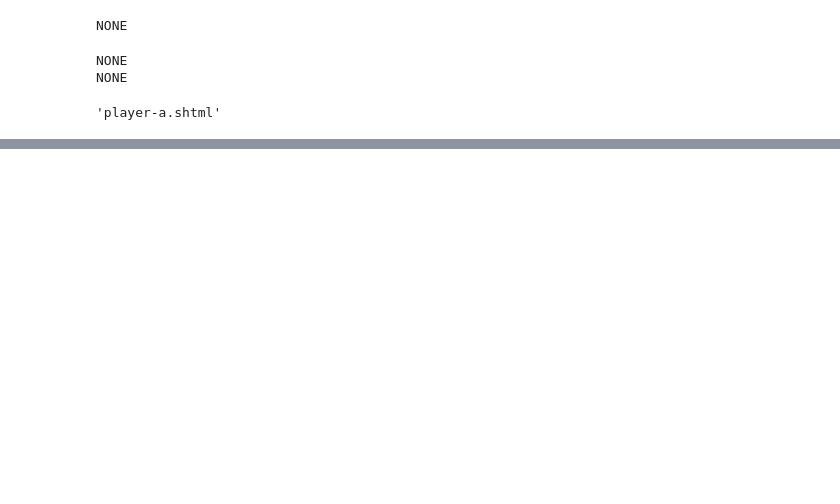
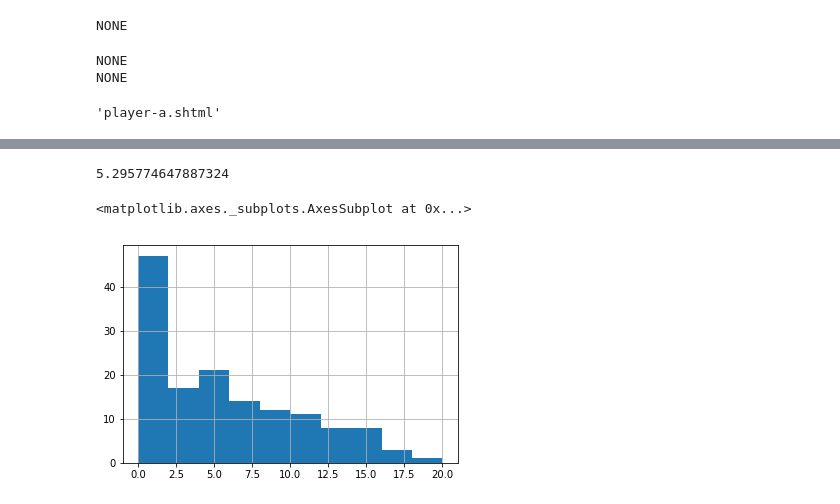
Before and after one commit to ethanarsht/fat_baseball, a Jupyter notebook: fat_baseball_scraper.ipynb, the cells around one changed output, grey strips where cells are left out. Drawn from its saved outputs; the diff is of its cells as text; code cells hidden in the pictures; blank space fills up the shorter version.

```diff
--- a/fat_baseball_scraper.ipynb
+++ b/fat_baseball_scraper.ipynb
@@ -174,0 +352,4 @@ df_h_w
+# %%
+df_stats['bmi'] = (df_stats['weight'] / df_stats['height'] / df_stats['height']) * 703
+# %%
+df_stats = df_stats.sort_values('bmi', ascending = False).reset_index(drop = True)
@@ -174,0 +385,2 @@ df_h_w
+# %%
+df_pitchers = df_stats[df_stats['primary_pos'] == 'P']
@@ -174,0 +397,11 @@ df_h_w
+# %%
+df_p_obese = df_pitchers[df_pitchers['bmi'] > 30]
+# %%
+df_p_obese.car_length.mean()
+# %% [output]
+5.295774647887324
+# %%
+df_p_obese.car_length.hist()
+# %% [output]
+<matplotlib.axes._subplots.AxesSubplot at 0x...>
+[figure, added]
```
Also changed, not shown: parts of 36 cells of this notebook, 1 other file.
